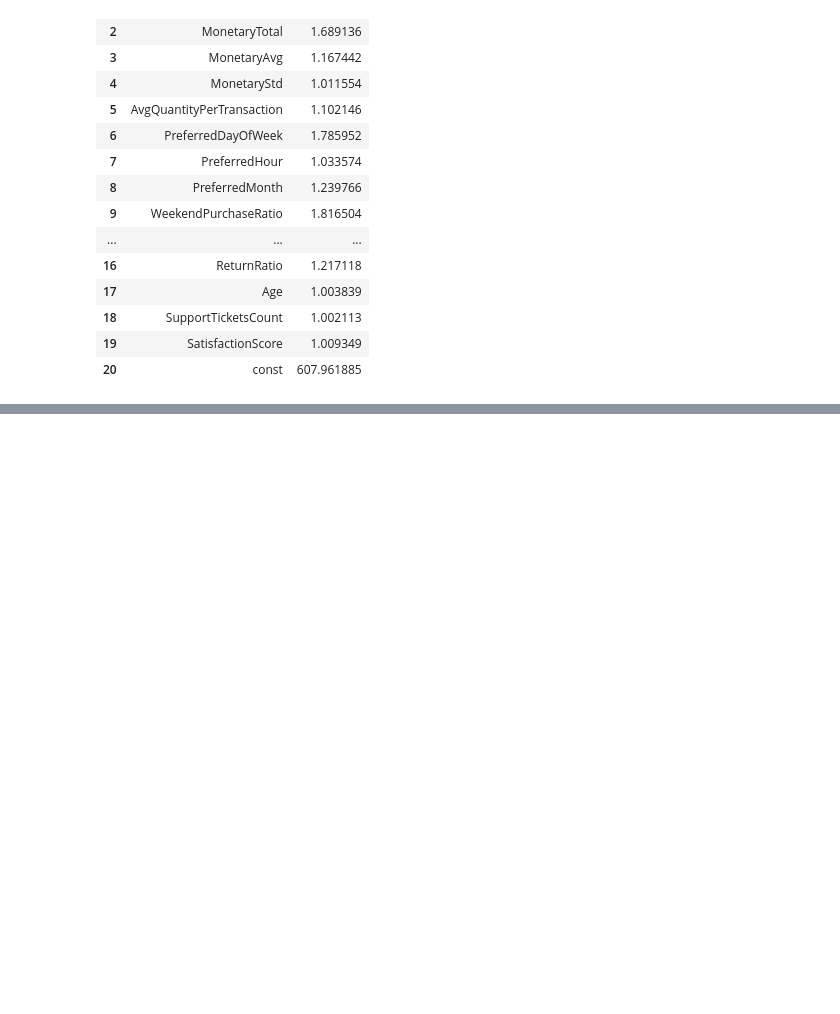
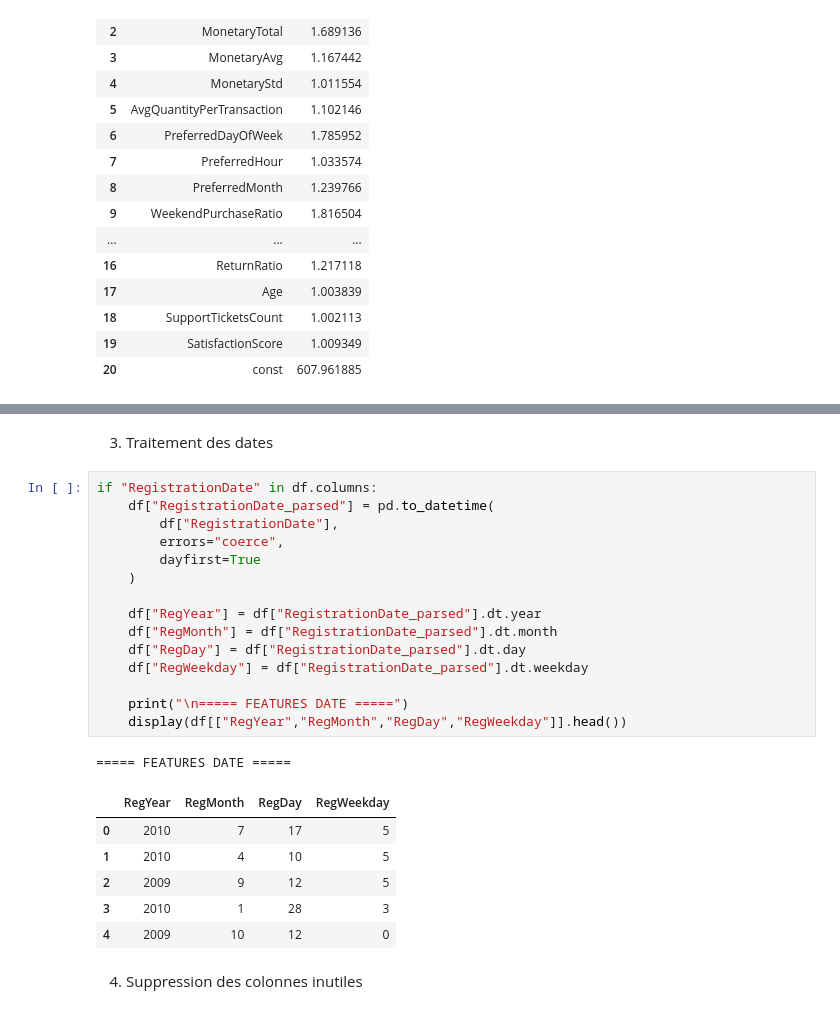
Before and after one commit to MedAyoubBenAyed/projet_ml_retail, a Jupyter notebook: notebooks/01_data_exploration.ipynb, the cells around one changed output, grey strips where cells are left out. Cells and saved outputs as stored; diff of their text form; blank space fills up the shorter version.

```diff
--- a/notebooks/01_data_exploration.ipynb
+++ b/notebooks/01_data_exploration.ipynb
@@ -446,0 +515,27 @@ display(vif_data)
+# %% [markdown]
+3) Traitement des dates
+# %%
+if "RegistrationDate" in df.columns:
+    df["RegistrationDate_parsed"] = pd.to_datetime(
+        df["RegistrationDate"],
+        errors="coerce",
+        dayfirst=True
+    )
+
+    df["RegYear"] = df["RegistrationDate_parsed"].dt.year
+    df["RegMonth"] = df["RegistrationDate_parsed"].dt.month
+    df["RegDay"] = df["RegistrationDate_parsed"].dt.day
+    df["RegWeekday"] = df["RegistrationDate_parsed"].dt.weekday
+
+    print("\n===== FEATURES DATE =====")
+    display(df[["RegYear","RegMonth","RegDay","RegWeekday"]].head())
+# %% [output]
+===== FEATURES DATE =====
+|  | RegYear | RegMonth | RegDay | RegWeekday |
+| 0 | 2010 | 7 | 17 | 5 |
+| 1 | 2010 | 4 | 10 | 5 |
+| 2 | 2009 | 9 | 12 | 5 |
+| 3 | 2010 | 1 | 28 | 3 |
+| 4 | 2009 | 10 | 12 | 0 |
+# %% [markdown]
+4) Suppression des colonnes inutiles
```
Also changed, not shown: parts of 12 cells of this notebook, 12 other files.
